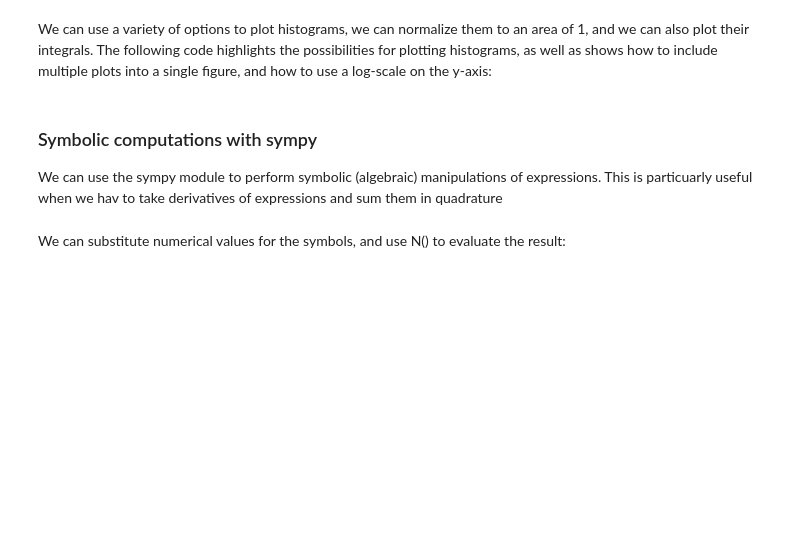
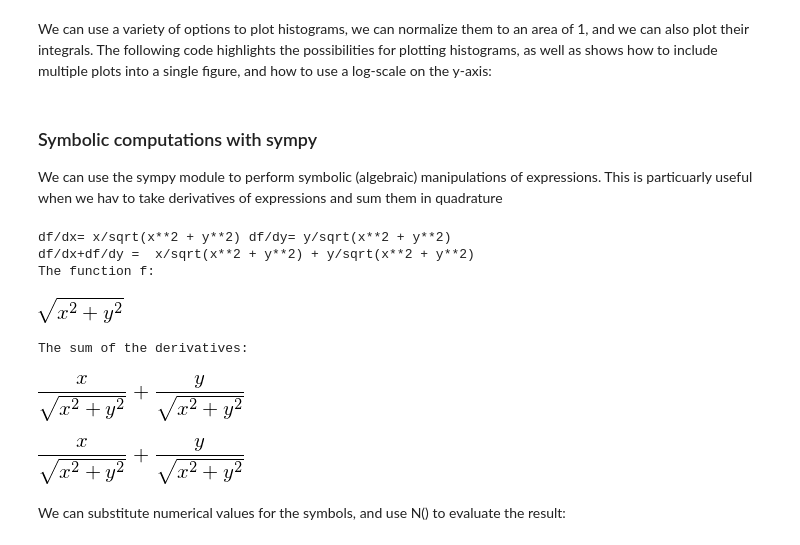
Before and after one commit to OSTP/DataAndErrorAnalysis, a Jupyter notebook: notebooks/Chapter2_Python.ipynb, the cells around one changed output. Drawn from its saved outputs; the diff is of its cells as text; code cells hidden in the pictures; blank space fills up the shorter version.

```diff
--- a/notebooks/Chapter2_Python.ipynb
+++ b/notebooks/Chapter2_Python.ipynb
@@ -487,24 +491,33 @@ We can use the sympy module to perform symbolic (algebraic) manipulations of exp
 # %%
 import sympy as sym
 sym.init_printing()
 
 x,y = sym.symbols('x y')  #declare variables x and y to be used as symbols
 #When we use a function, such as sqrt, we should use the version from the sympy package:
 f = sym.sqrt(x**2+y**2) #a function of x and y
 #take the partial derivatives of f
 dfdx = sym.diff(f,x)
 dfdy = sym.diff(f,y)
 print("df/dx=",dfdx,"df/dy=",dfdy)
 #add them together
 dSum = dfdx+dfdy
 print("df/dx+df/dy = ",dSum)
 
 #We can display things in a pretty form:
 from IPython.display import display
 print("The function f:")
 display(f)
 print("The sum of the derivatives:")
 display(dSum)
+dSum
+# %% [output]
+df/dx= x/sqrt(x**2 + y**2) df/dy= y/sqrt(x**2 + y**2)
+df/dx+df/dy =  x/sqrt(x**2 + y**2) + y/sqrt(x**2 + y**2)
+The function f:
+[figure, added]
+The sum of the derivatives:
+[figure, added]
+[figure, added]
 # %% [markdown]
 We can substitute numerical values for the symbols, and use N() to evaluate the result:
 # %%
```
Also changed, not shown: parts of 3 cells of this notebook, 6 other files.
